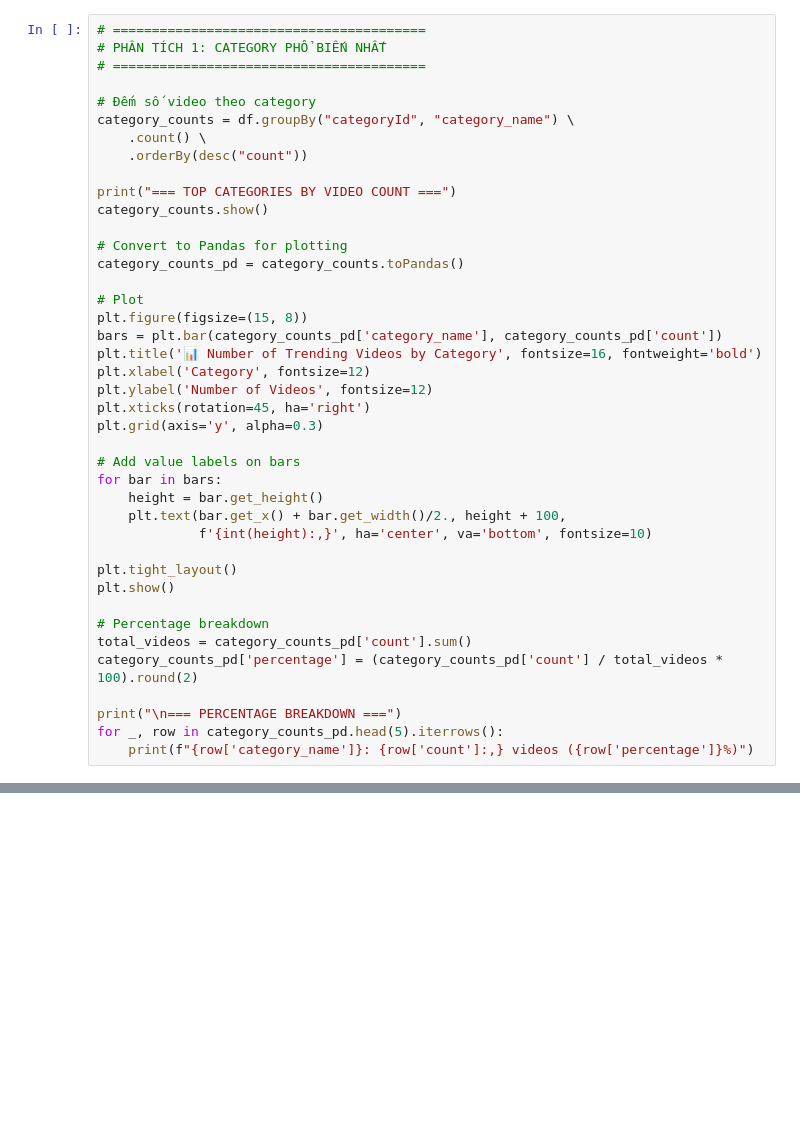
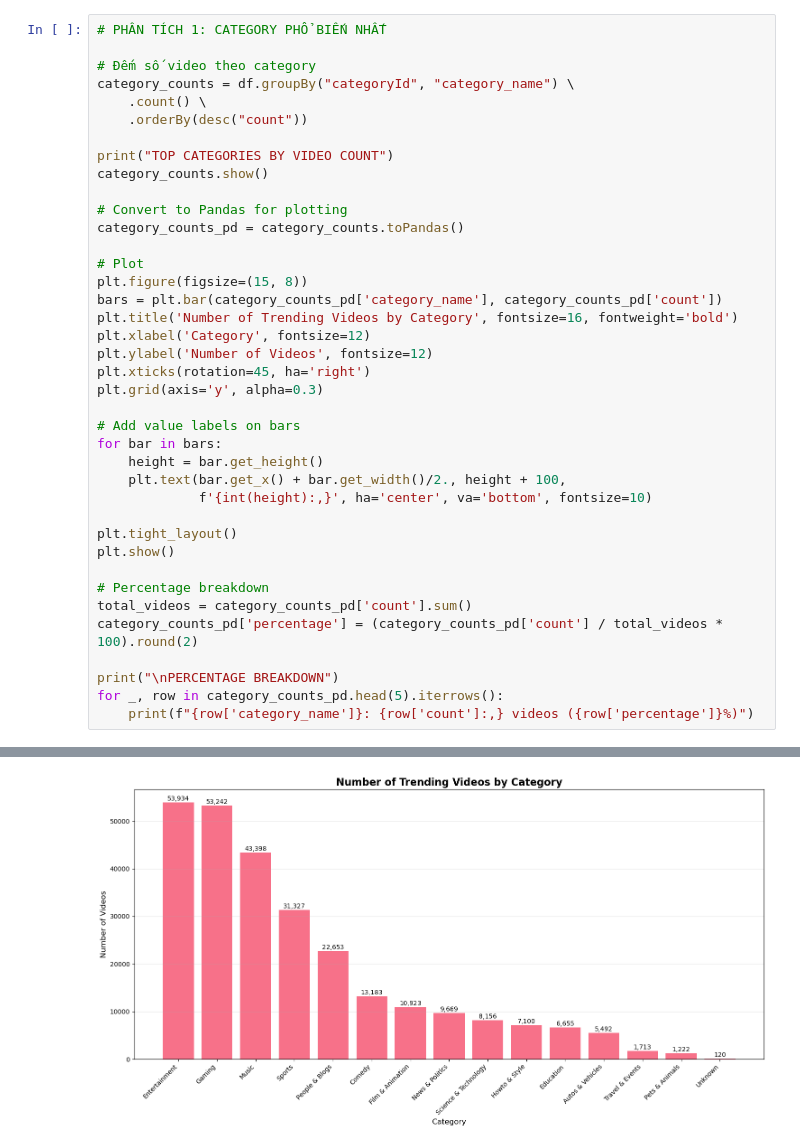
Before and after one commit to 24022404/youtube-pyspark-analysis, a Jupyter notebook: 02_category_analysis.ipynb, the cells around one changed output, grey strips where cells are left out. Cells and saved outputs as stored; diff of their text form; blank space fills up the shorter version.

```diff
--- a/02_category_analysis.ipynb
+++ b/02_category_analysis.ipynb
@@ -100,14 +118,12 @@ print(f"\n📋 Total categories: {total_categories}")
 # %%
-# ========================================
 # PHÂN TÍCH 1: CATEGORY PHỔ BIẾN NHẤT
-# ========================================
 
 # Đếm số video theo category
 category_counts = df.groupBy("categoryId", "category_name") \
     .count() \
     .orderBy(desc("count"))
 
-print("=== TOP CATEGORIES BY VIDEO COUNT ===")
+print("TOP CATEGORIES BY VIDEO COUNT")
 category_counts.show()
 
 # Convert to Pandas for plotting
@@ -116,7 +132,7 @@ category_counts_pd = category_counts.toPandas()
 # Plot
 plt.figure(figsize=(15, 8))
 bars = plt.bar(category_counts_pd['category_name'], category_counts_pd['count'])
-plt.title('📊 Number of Trending Videos by Category', fontsize=16, fontweight='bold')
+plt.title('Number of Trending Videos by Category', fontsize=16, fontweight='bold')
 plt.xlabel('Category', fontsize=12)
 plt.ylabel('Number of Videos', fontsize=12)
 plt.xticks(rotation=45, ha='right')
@@ -135,6 +151,7 @@ plt.show()
 total_videos = category_counts_pd['count'].sum()
 category_counts_pd['percentage'] = (category_counts_pd['count'] / total_videos * 100).round(2)
 
-print("\n=== PERCENTAGE BREAKDOWN ===")
+print("\nPERCENTAGE BREAKDOWN")
 for _, row in category_counts_pd.head(5).iterrows():
     print(f"{row['category_name']}: {row['count']:,} videos ({row['percentage']}%)")
+# %% [output]
@@ -140,0 +178 @@ for _, row in category_counts_pd.head(5).iterrows():
+[figure, added]
```
Also changed, not shown: parts of 16 cells of this notebook, 2 other files.
